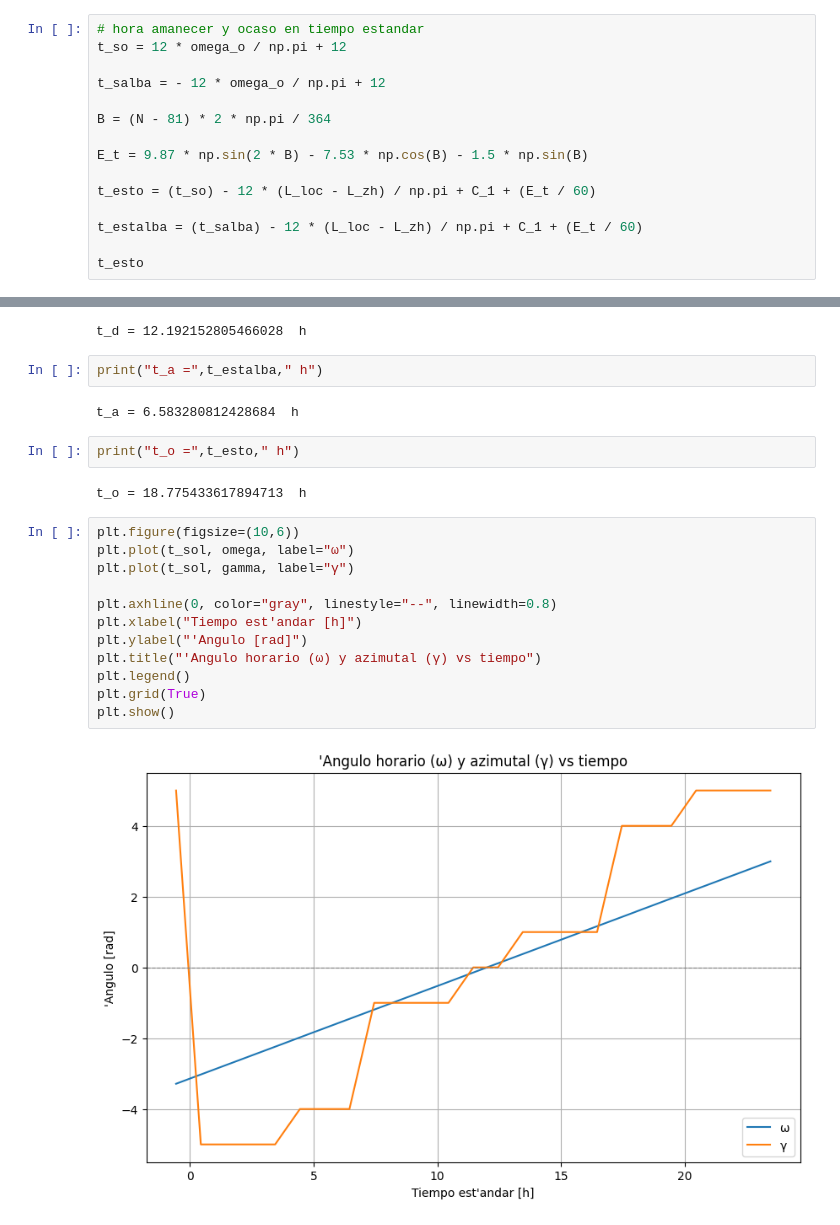
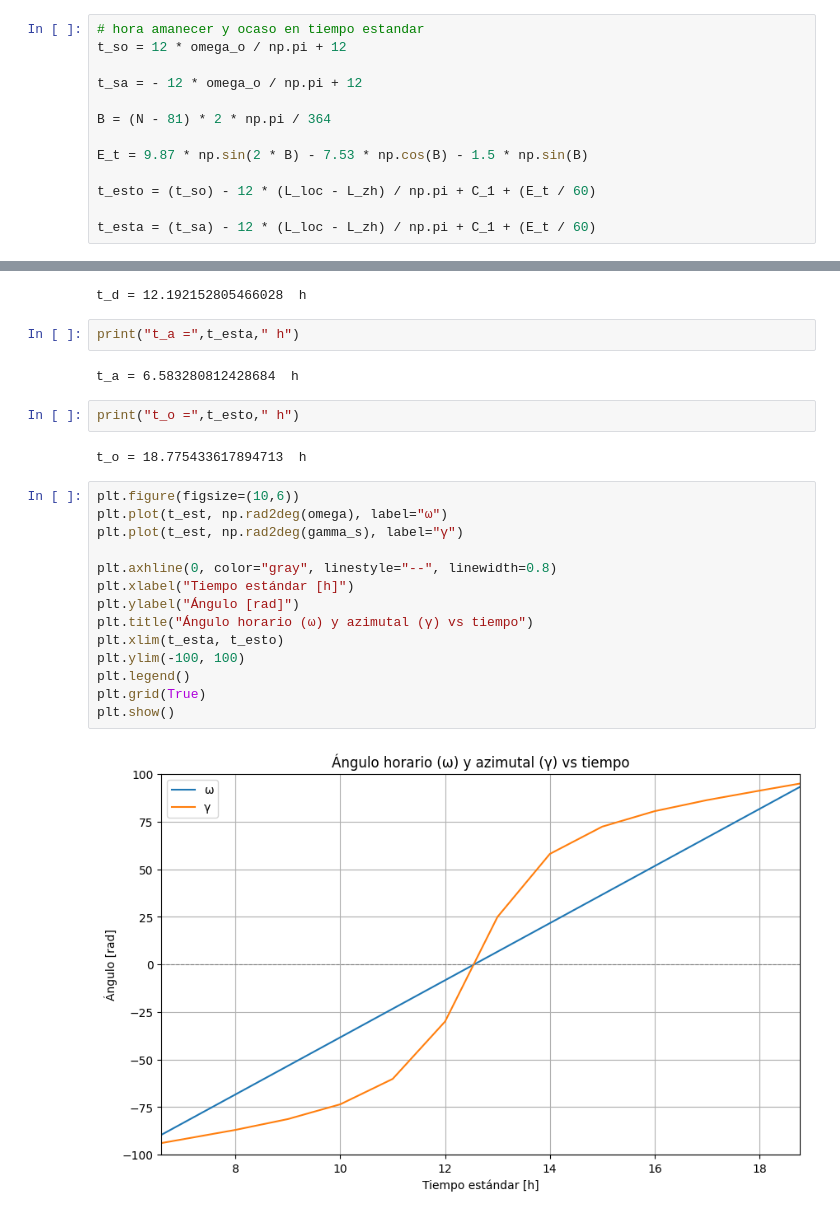
Before and after one commit to alejandroceba/posicion_sol1, a Jupyter notebook: posicion_sol.ipynb, the cells around one changed output, grey strips where cells are left out. Cells and saved outputs as stored; diff of their text form.

Commit message:
Cambios en formato de gráficas y cálculo del ángulo acimutal

```diff
--- a/posicion_sol.ipynb
+++ b/posicion_sol.ipynb
@@ -102,7 +28,7 @@ np.float64(1.595949070212344)
 # hora amanecer y ocaso en tiempo estandar
 t_so = 12 * omega_o / np.pi + 12
 
-t_salba = - 12 * omega_o / np.pi + 12
+t_sa = - 12 * omega_o / np.pi + 12
 
 B = (N - 81) * 2 * np.pi / 364
 
@@ -110,6 +36,4 @@ E_t = 9.87 * np.sin(2 * B) - 7.53 * np.cos(B) - 1.5 * np.sin(B)
 
 t_esto = (t_so) - 12 * (L_loc - L_zh) / np.pi + C_1 + (E_t / 60)
 
-t_estalba = (t_salba) - 12 * (L_loc - L_zh) / np.pi + C_1 + (E_t / 60)
-
-t_esto
+t_esta = (t_sa) - 12 * (L_loc - L_zh) / np.pi + C_1 + (E_t / 60)
@@ -156,7 +61,7 @@ print("t_d =",t_d," h")
 # %% [output]
 t_d = 12.192152805466028  h
 # %%
-print("t_a =",t_estalba," h")
+print("t_a =",t_esta," h")
 # %% [output]
 t_a = 6.583280812428684  h
 # %%
@@ -165,16 +70,18 @@ print("t_o =",t_esto," h")
 t_o = 18.775433617894713  h
 # %%
 plt.figure(figsize=(10,6))
-plt.plot(t_sol, omega, label="ω")
-plt.plot(t_sol, gamma, label="γ")
+plt.plot(t_est, np.rad2deg(omega), label="ω")
+plt.plot(t_est, np.rad2deg(gamma_s), label="γ")
 
 plt.axhline(0, color="gray", linestyle="--", linewidth=0.8)
-plt.xlabel("Tiempo est'andar [h]")
-plt.ylabel("'Angulo [rad]")
-plt.title("'Angulo horario (ω) y azimutal (γ) vs tiempo")
+plt.xlabel("Tiempo estándar [h]")
+plt.ylabel("Ángulo [rad]")
+plt.title("Ángulo horario (ω) y azimutal (γ) vs tiempo")
+plt.xlim(t_esta, t_esto)
+plt.ylim(-100, 100)
 plt.legend()
 plt.grid(True)
 plt.show()
 # %% [output]
-[figure, old version]
+[figure, new version]
 # %%
```
Also changed, not shown: parts of 12 cells of this notebook.
